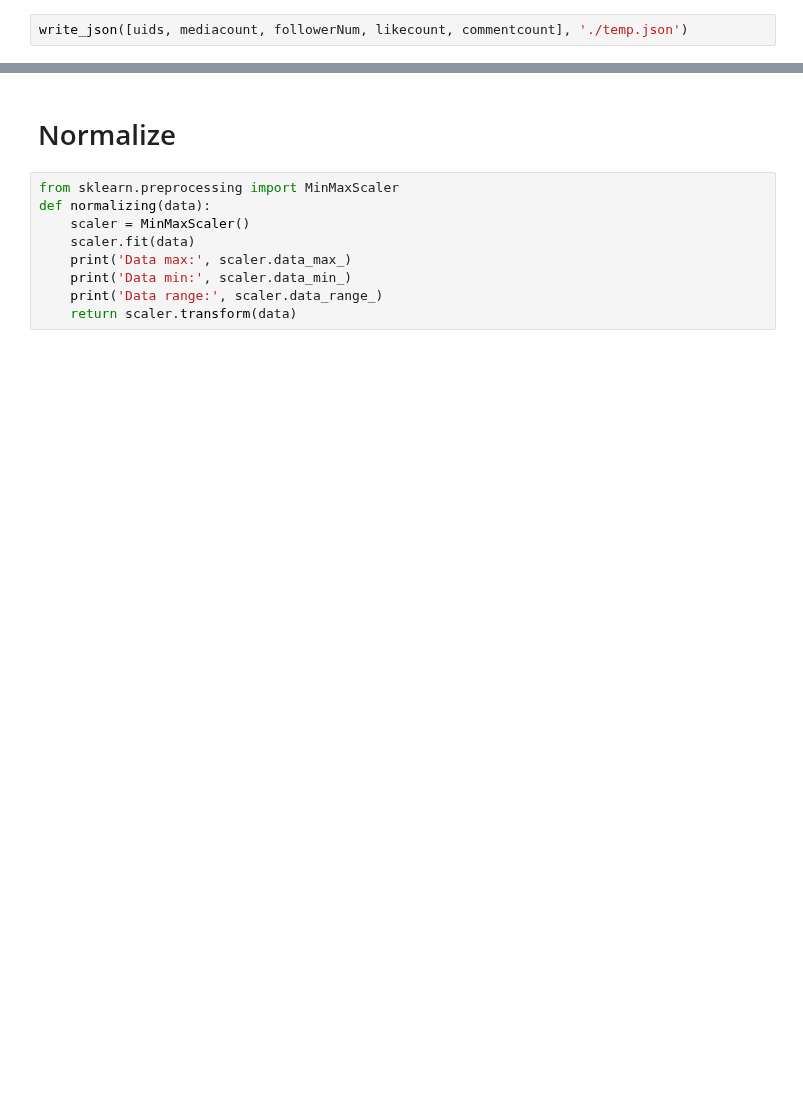
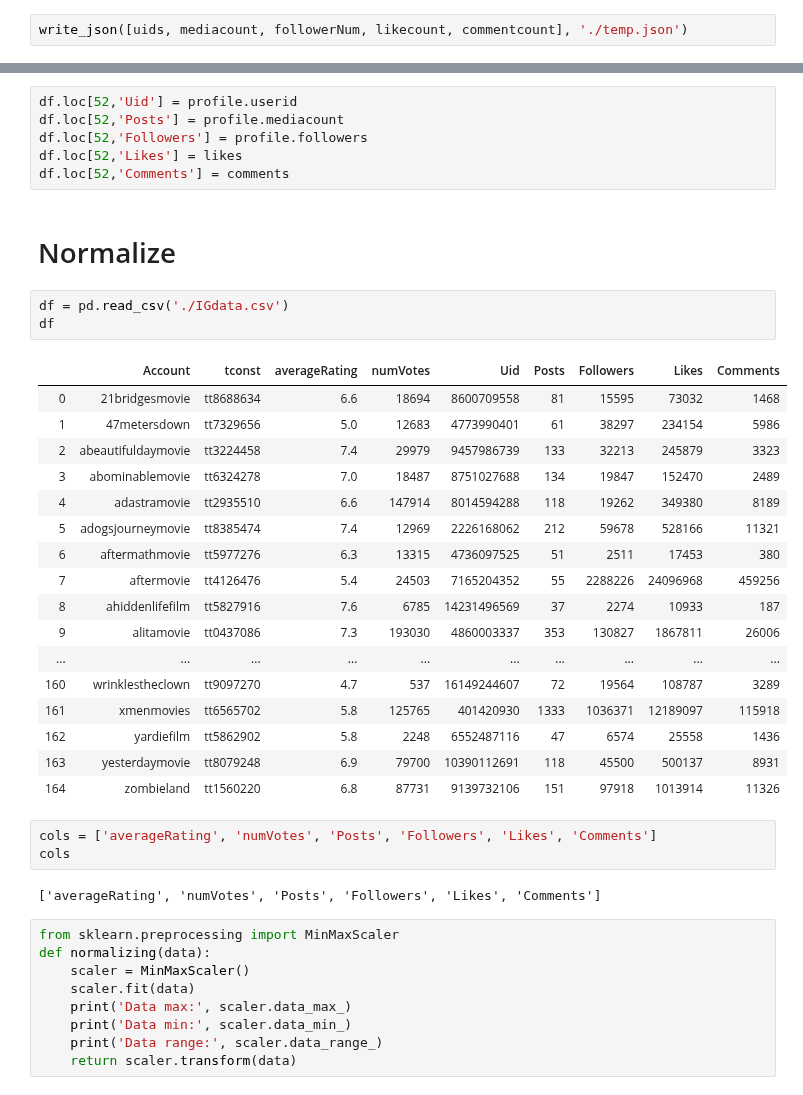
Before and after one commit to arrowill74/GPUbackup, a Jupyter notebook: Social/Social.ipynb, the cells around one changed output, grey strips where cells are left out. Drawn from its saved outputs; the diff is of its cells as text; blank space fills up the shorter version.

```diff
--- a/Social/Social.ipynb
+++ b/Social/Social.ipynb
@@ -149,5 +234,37 @@ df
+# %%
+df.loc[52,'Uid'] = profile.userid
+df.loc[52,'Posts'] = profile.mediacount
+df.loc[52,'Followers'] = profile.followers
+df.loc[52,'Likes'] = likes
+df.loc[52,'Comments'] = comments
 # %% [markdown]
 # Normalize
+# %%
+df = pd.read_csv('./IGdata.csv')
+df
+# %% [output]
+|  | Account | tconst | averageRating | numVotes | Uid | Posts | Followers | Likes | Comments |
+| 0 | 21bridgesmovie | tt8688634 | 6.6 | 18694 | 8600709558 | 81 | 15595 | 73032 | 1468 |
+| 1 | 47metersdown | tt7329656 | 5.0 | 12683 | 4773990401 | 61 | 38297 | 234154 | 5986 |
+| 2 | abeautifuldaymovie | tt3224458 | 7.4 | 29979 | 9457986739 | 133 | 32213 | 245879 | 3323 |
+| 3 | abominablemovie | tt6324278 | 7.0 | 18487 | 8751027688 | 134 | 19847 | 152470 | 2489 |
+| 4 | adastramovie | tt2935510 | 6.6 | 147914 | 8014594288 | 118 | 19262 | 349380 | 8189 |
+| 5 | adogsjourneymovie | tt8385474 | 7.4 | 12969 | 2226168062 | 212 | 59678 | 528166 | 11321 |
+| 6 | aftermathmovie | tt5977276 | 6.3 | 13315 | 4736097525 | 51 | 2511 | 17453 | 380 |
+| 7 | aftermovie | tt4126476 | 5.4 | 24503 | 7165204352 | 55 | 2288226 | 24096968 | 459256 |
+| 8 | ahiddenlifefilm | tt5827916 | 7.6 | 6785 | 14231496569 | 37 | 2274 | 10933 | 187 |
+| 9 | alitamovie | tt0437086 | 7.3 | 193030 | 4860003337 | 353 | 130827 | 1867811 | 26006 |
+| ... | ... | ... | ... | ... | ... | ... | ... | ... | ... |
+| 160 | wrinklestheclown | tt9097270 | 4.7 | 537 | 16149244607 | 72 | 19564 | 108787 | 3289 |
+| 161 | xmenmovies | tt6565702 | 5.8 | 125765 | 401420930 | 1333 | 1036371 | 12189097 | 115918 |
+| 162 | yardiefilm | tt5862902 | 5.8 | 2248 | 6552487116 | 47 | 6574 | 25558 | 1436 |
+| 163 | yesterdaymovie | tt8079248 | 6.9 | 79700 | 10390112691 | 118 | 45500 | 500137 | 8931 |
+| 164 | zombieland | tt1560220 | 6.8 | 87731 | 9139732106 | 151 | 97918 | 1013914 | 11326 |
+# %%
+cols = ['averageRating', 'numVotes', 'Posts', 'Followers', 'Likes', 'Comments']
+cols
+# %% [output]
+['averageRating', 'numVotes', 'Posts', 'Followers', 'Likes', 'Comments']
 # %%
 from sklearn.preprocessing import MinMaxScaler
 def normalizing(data):
```
Also changed, not shown: parts of 19 cells of this notebook, 5 other files.
